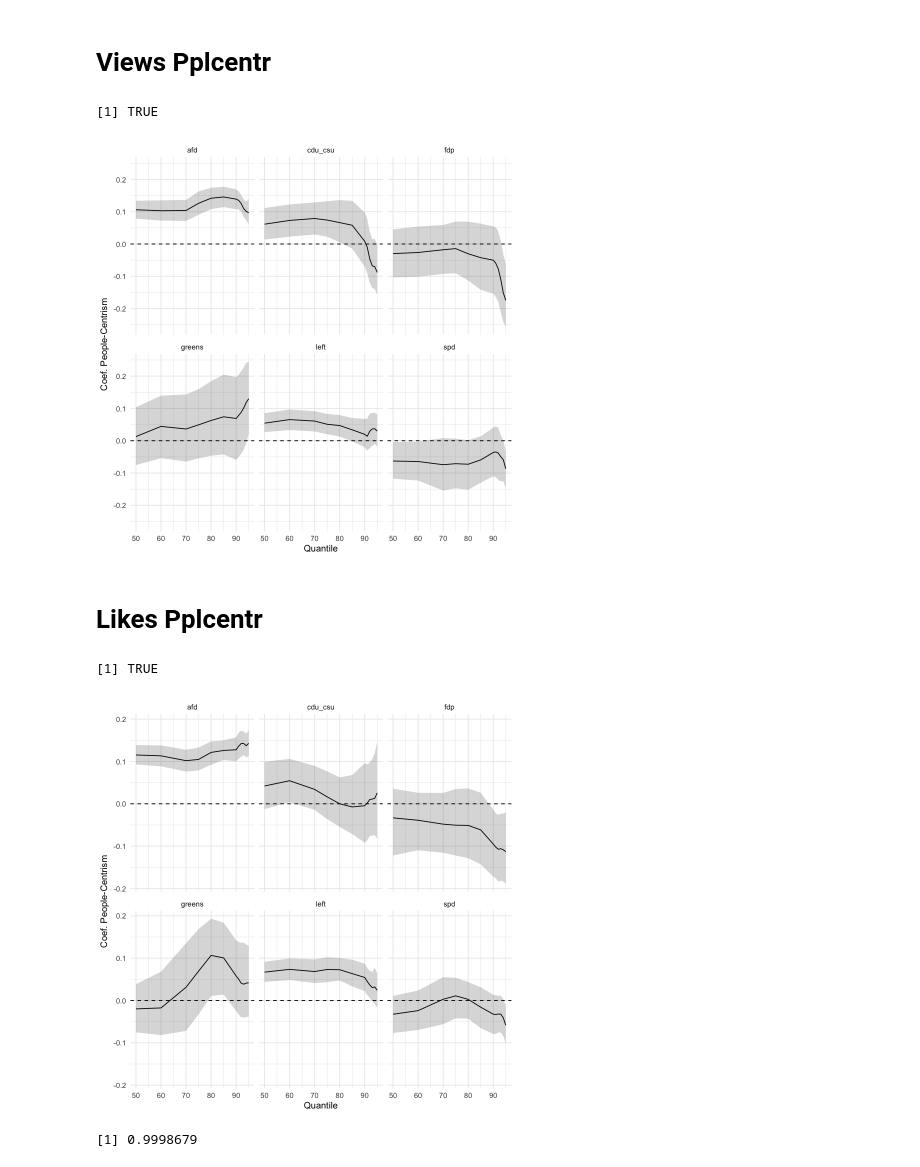
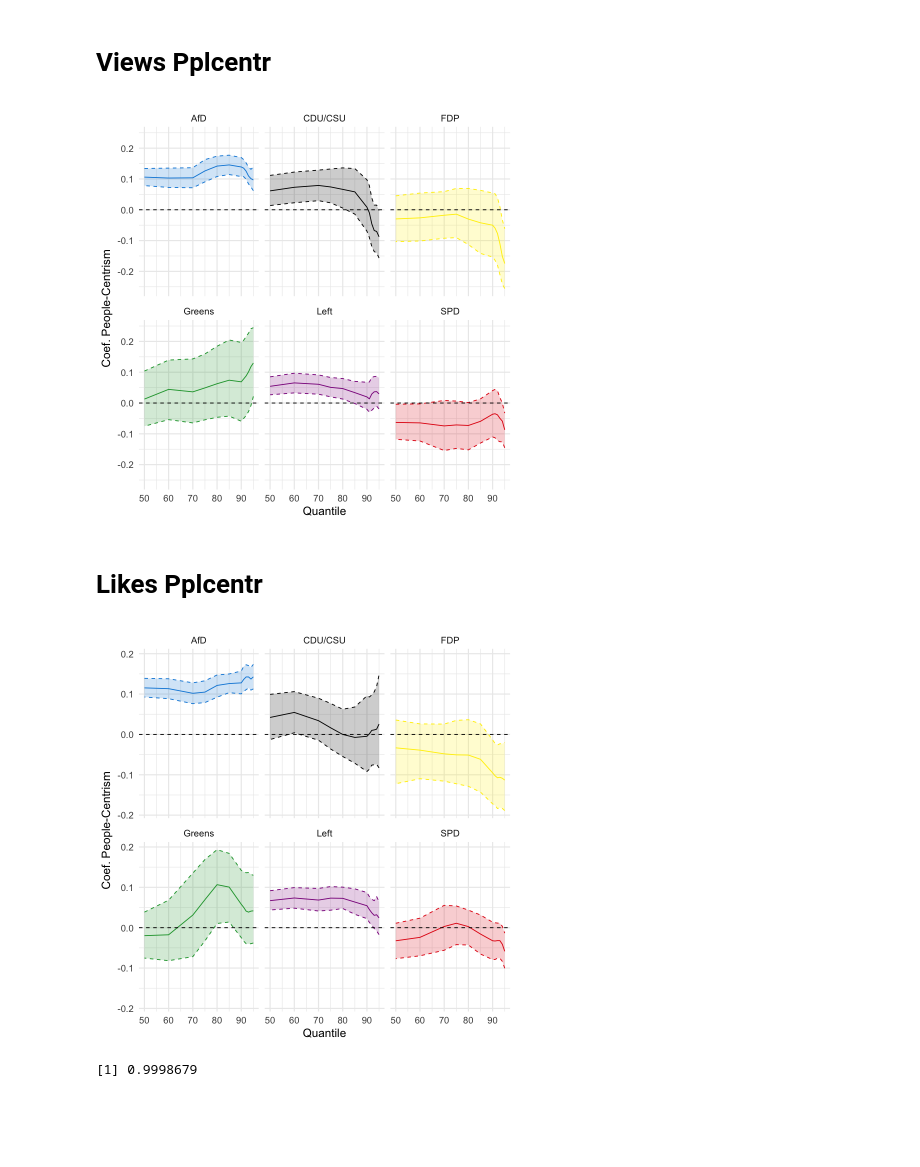
Before and after one commit to luerhard/anti-elitism-gets-views, a Jupyter notebook: pipeline/07-plot_regressions.ipynb, the cells around one changed output. Saved outputs shown, nothing was run; the diff lists cells and outputs as text; code cells hidden in the pictures; blank space fills up the shorter version.

Commit message:
make figures with colors

```diff
--- a/pipeline/07-plot_regressions.ipynb
+++ b/pipeline/07-plot_regressions.ipynb
@@ -64,8 +67,20 @@ read_files <- function() {
 # %%
 full_df <- read_files()
 # %%
+cmap <- load$colormap()
+
+party_name_map <- c(
+    afd = "AfD",
+    cdu_csu = "CDU/CSU",
+    fdp = "FDP",
+    greens = "Greens",
+    left = "Left",
+    spd = "SPD"
+)
+
 df <- full_df |>
-    filter(quantile <= 95)
+    filter(quantile <= 95) |>
+    mutate(party = recode(party, !!!party_name_map))
 # %% [markdown]
 # Views Elite
 # %%
@@ -117,47 +137,51 @@ plot
 # %%
 plot <- df |>
     filter(type == "views", var == "pplcentr") |>
-    ggplot(aes(x = quantile, y = est)) +
+    ggplot(aes(x = quantile, y = est, color = party, fill = party)) +
     geom_line() +
-    geom_ribbon(aes(ymin = lower_ci, ymax = upper_ci), alpha = 0.2) +
+    geom_ribbon(aes(ymin = lower_ci, ymax = upper_ci), linetype = 2, alpha = 0.2) +
     geom_hline(yintercept = 0, color = "black", linetype = "dashed") +
     facet_wrap(~party, scales = "fixed") +
     labs(
         x = "Quantile",
         y = "Coef. People-Centrism"
     ) +
-    theme_minimal()
+    scale_color_manual(values = cmap) +
+    scale_fill_manual(values = cmap) +
+    theme_minimal(base_size = 14) +
+    theme(legend.position = "none")
 
 path <- here("reports", "figures", "reg_views_pplcentr.svg")
 if (file.exists(path)) file.remove(path)
 ggsave(path, plot, width = PLOT_WIDTH, height = PLOT_HEIGHT)
 plot
 # %% [output]
-[1] TRUE
-[figure, old version]
+[figure, new version]
 # %% [markdown]
 # Likes Pplcentr
 # %%
 plot <- df |>
     filter(type == "likes", var == "pplcentr") |>
-    ggplot(aes(x = quantile, y = est)) +
+    ggplot(aes(x = quantile, y = est, color = party, fill = party)) +
     geom_line() +
-    geom_ribbon(aes(ymin = lower_ci, ymax = upper_ci), alpha = 0.2) +
+    geom_ribbon(aes(ymin = lower_ci, ymax = upper_ci), linetype = 2, alpha = 0.2) +
     geom_hline(yintercept = 0, color = "black", linetype = "dashed") +
     facet_wrap(~party, scales = "fixed") +
     labs(
         x = "Quantile",
         y = "Coef. People-Centrism"
     ) +
-    theme_minimal()
+    scale_color_manual(values = cmap) +
+    scale_fill_manual(values = cmap) +
+    theme_minimal(base_size = 14) +
+    theme(legend.position = "none")
 
 path <- here("reports", "figures", "reg_likes_pplcentr.svg")
 if (file.exists(path)) file.remove(path)
 ggsave(path, plot, width = PLOT_WIDTH, height = PLOT_HEIGHT)
 plot
 # %% [output]
-[1] TRUE
-[figure, old version]
+[figure, new version]
 # %%
 min(df$rhat)
 max(df$rhat)
```
Also changed, not shown: parts of 3 cells of this notebook, 2 other files.
